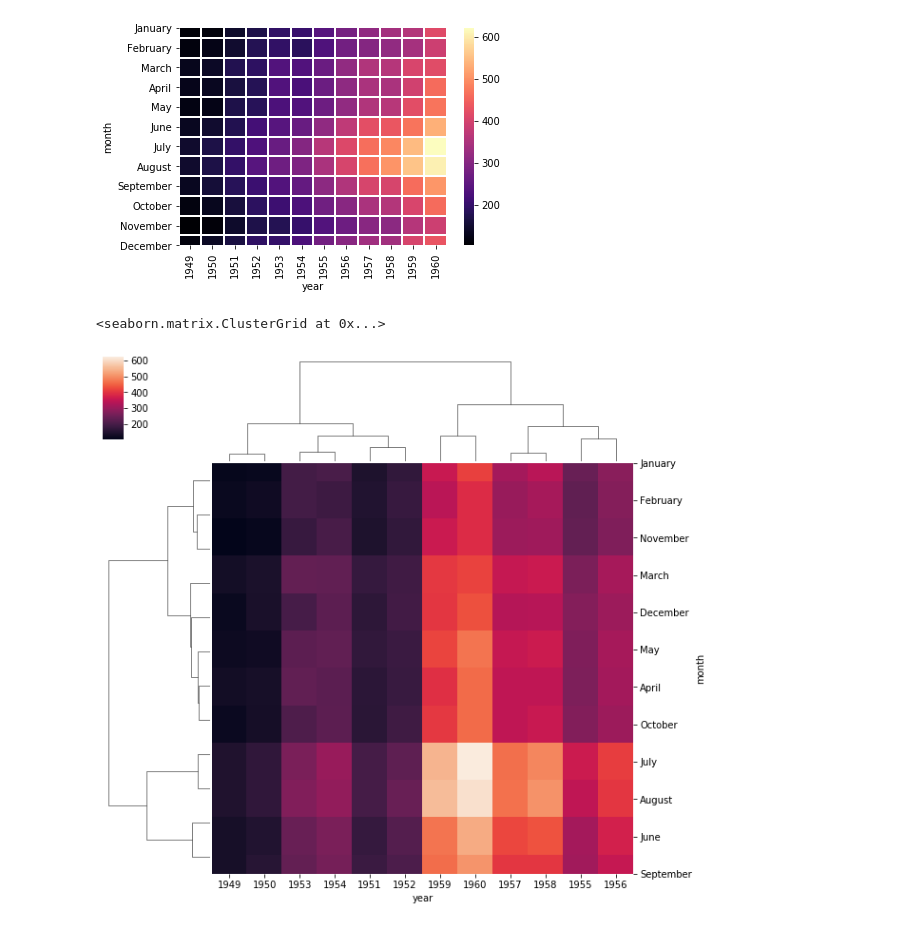
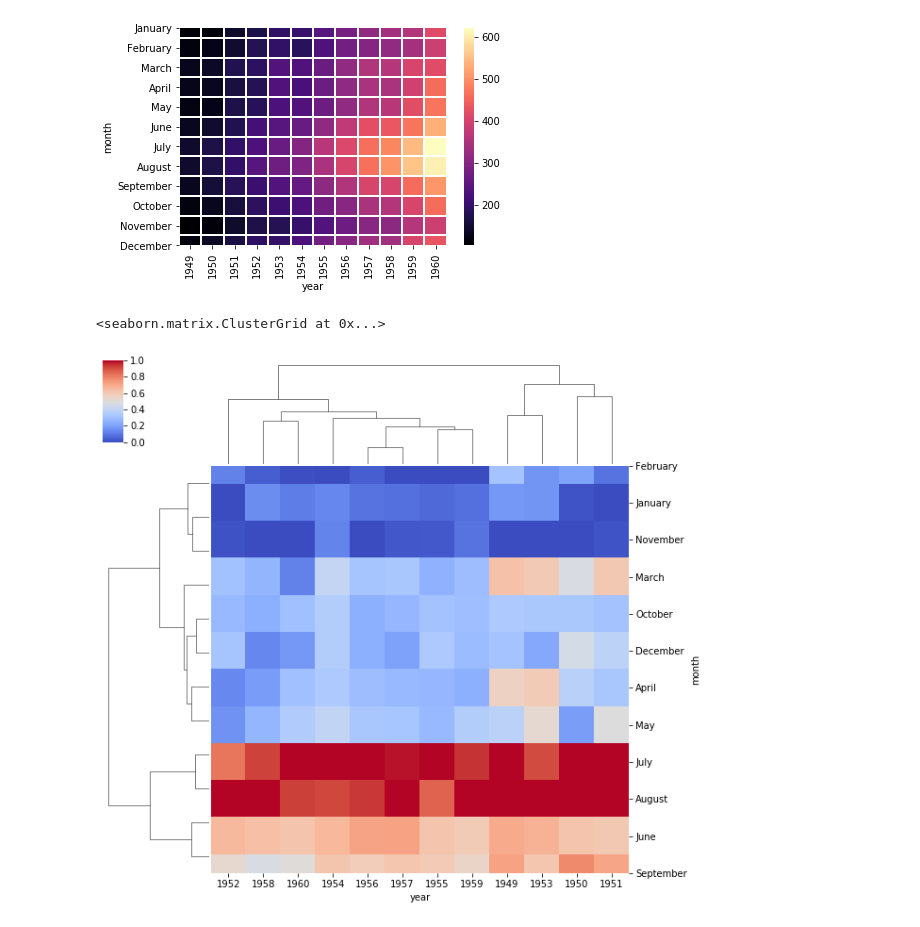
Before and after one commit to luischitala/DataScience, a Jupyter notebook: Matrix Plot.ipynb, the cells around one changed output. Cells and saved outputs as stored; diff of their text form; code cells hidden in the pictures.

```diff
--- a/Matrix Plot.ipynb
+++ b/Matrix Plot.ipynb
@@ -35,7 +35,7 @@ sns.heatmap(fp,cmap='magma',linecolor='white',linewidths=1)
 <matplotlib.axes._subplots.AxesSubplot at 0x...>
 [figure]
 # %%
-sns.clustermap(fp,cmap)
+sns.clustermap(fp,cmap='coolwarm',standard_scale=1)
 # %% [output]
 <seaborn.matrix.ClusterGrid at 0x...>
-[figure, old version]
+[figure, new version]
```
Also changed, not shown: 1 other file.
